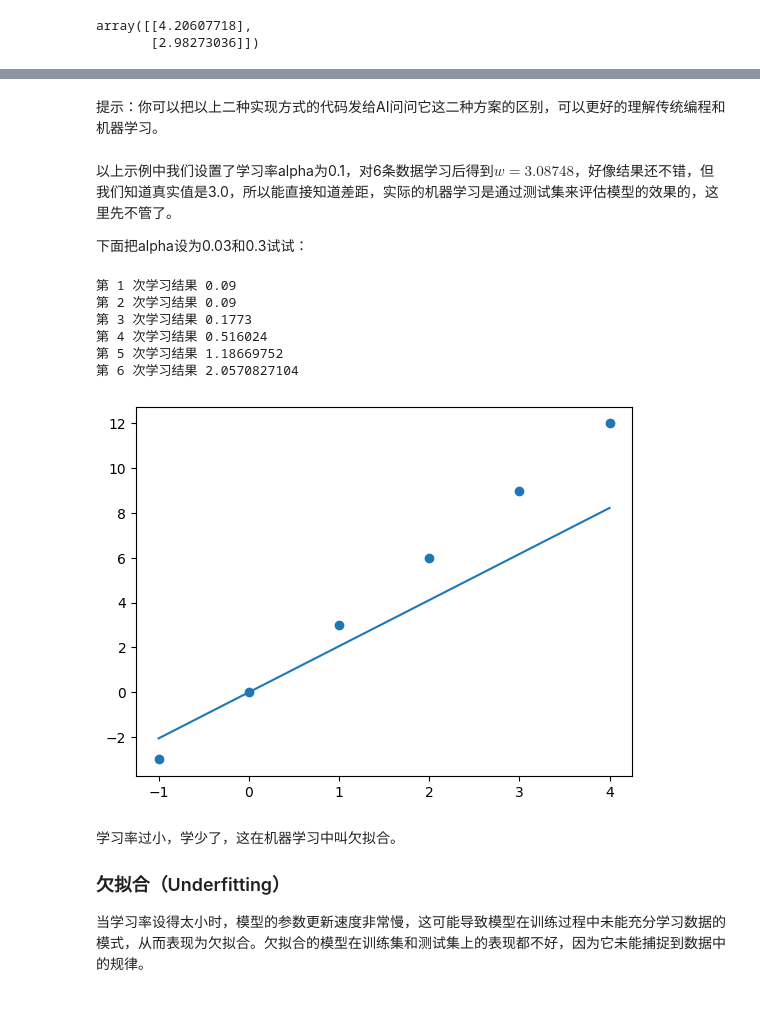
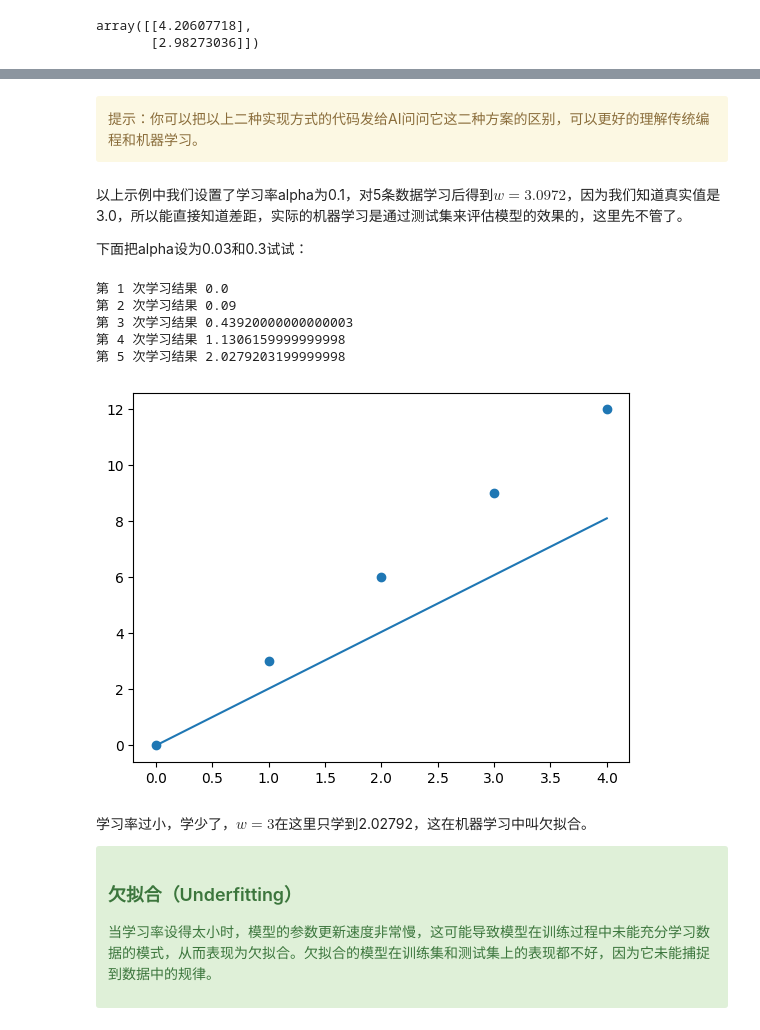
Before and after one commit to oiuv/Machine-Learning-Beginner, a Jupyter notebook: LM01.ipynb, the cells around one changed output, grey strips where cells are left out. Cells and saved outputs as stored; diff of their text form; code cells hidden in the pictures.

```diff
--- a/LM01.ipynb
+++ b/LM01.ipynb
@@ -327,8 +363,8 @@ import numpy as np
 import matplotlib.pyplot as plt
 
 # 给定数据X和Y
-X = np.array([-1, 0, 1, 2, 3, 4])
-Y = np.array([-3, 0, 3, 6, 9, 12])
+X = np.array([0, 1, 2, 3, 4])
+Y = np.array([0, 3, 6, 9, 12])
 
 # 获取X的长度作为样本数n
 n = len(X)
@@ -361,51 +396,54 @@ plt.show()
 # %% [markdown]
+<div class="alert alert-warning">
 提示：你可以把以上二种实现方式的代码发给AI问问它这二种方案的区别，可以更好的理解传统编程和机器学习。
+</div>
 # %% [markdown]
-以上示例中我们设置了学习率alpha为0.1，对6条数据学习后得到$w=3.08748$，好像结果还不错，但我们知道真实值是3.0，所以能直接知道差距，实际的机器学习是通过测试集来评估模型的效果的，这里先不管了。
+以上示例中我们设置了学习率alpha为0.1，对5条数据学习后得到$w=3.0972$，因为我们知道真实值是3.0，所以能直接知道差距，实际的机器学习是通过测试集来评估模型的效果的，这里先不管了。
 
 下面把alpha设为0.03和0.3试试：
 # %%
 import numpy as np
 import matplotlib.pyplot as plt
 
 # 给定数据X和Y
-X = np.array([-1, 0, 1, 2, 3, 4])
-Y = np.array([-3, 0, 3, 6, 9, 12])
+X = np.array([0, 1, 2, 3, 4])
+Y = np.array([0, 3, 6, 9, 12])
 
 # 获取X的长度作为样本数n
 n = len(X)
 
 # 设置超参数学习率
 alpha = 0.03
 # 初始化权重w
 w = 0
 
 for i in range(n):
     x = X[i]
     y = Y[i]
     y_pre = w * x
     e = y - y_pre
     w = w + alpha * e * x
     print("第 {} 次学习结果 {}".format((i + 1), w))
 
 y_pre = w * X
 plt.scatter(X, Y)
 plt.plot(X, y_pre)
 plt.show()
 # %% [output]
-第 1 次学习结果 0.09
+第 1 次学习结果 0.0
 第 2 次学习结果 0.09
-第 3 次学习结果 0.1773
-第 4 次学习结果 0.516024
-第 5 次学习结果 1.18669752
-第 6 次学习结果 2.0570827104
+第 3 次学习结果 0.43920000000000003
+第 4 次学习结果 1.1306159999999998
+第 5 次学习结果 2.0279203199999998
-[figure, old version]
+[figure, new version]
 # %% [markdown]
-学习率过小，学少了，这在机器学习中叫欠拟合。
+学习率过小，学少了，$w=3$在这里只学到2.02792，这在机器学习中叫欠拟合。
 
-### 欠拟合（Underfitting）
+<div class="alert alert-success">
+<h3>欠拟合（Underfitting）</h3>
 
 当学习率设得太小时，模型的参数更新速度非常慢，这可能导致模型在训练过程中未能充分学习数据的模式，从而表现为欠拟合。欠拟合的模型在训练集和测试集上的表现都不好，因为它未能捕捉到数据中的规律。
+</div>
 # %%
 import numpy as np
 import matplotlib.pyplot as plt
```
Also changed, not shown: parts of 21 cells of this notebook, 1 other file.
